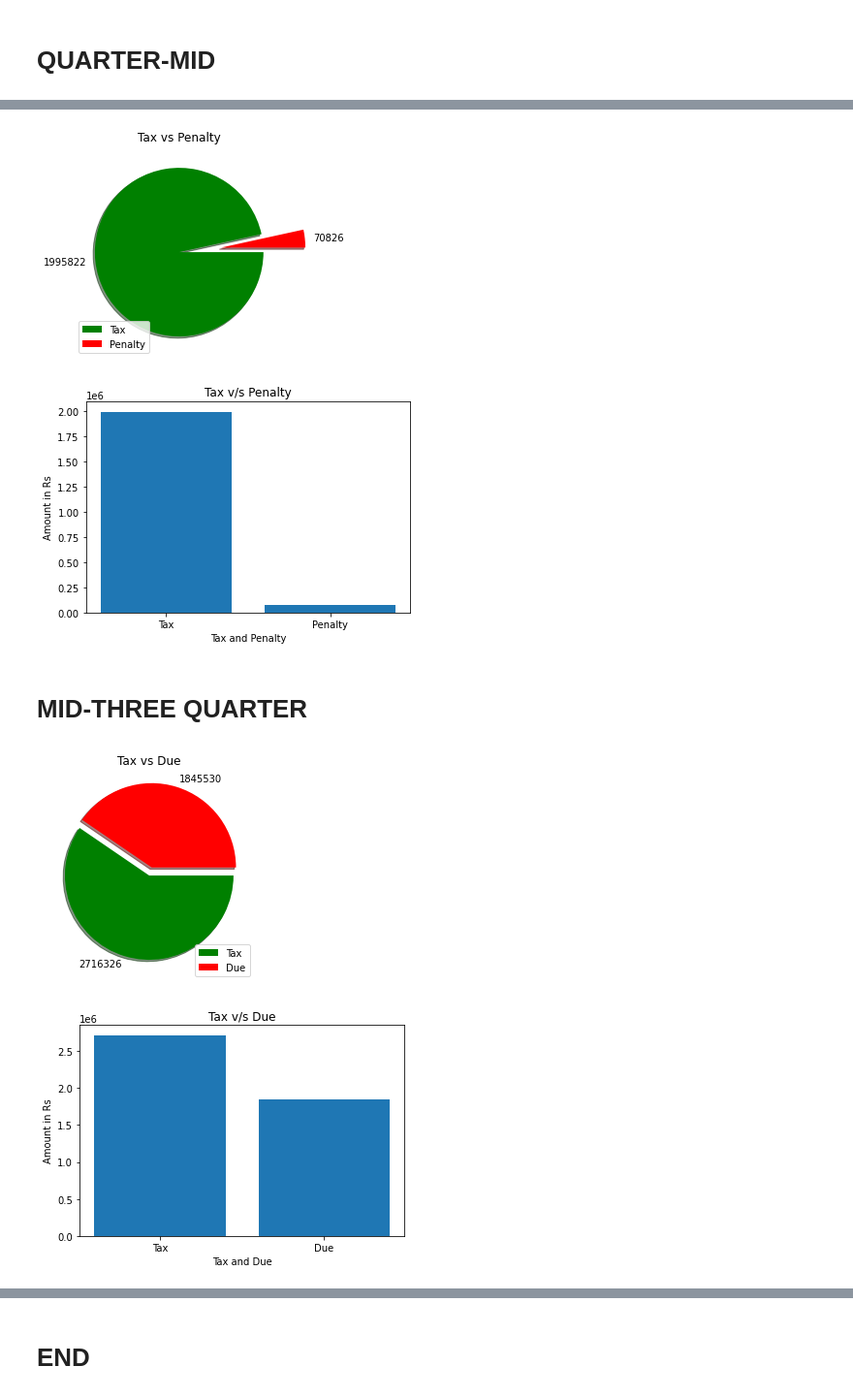
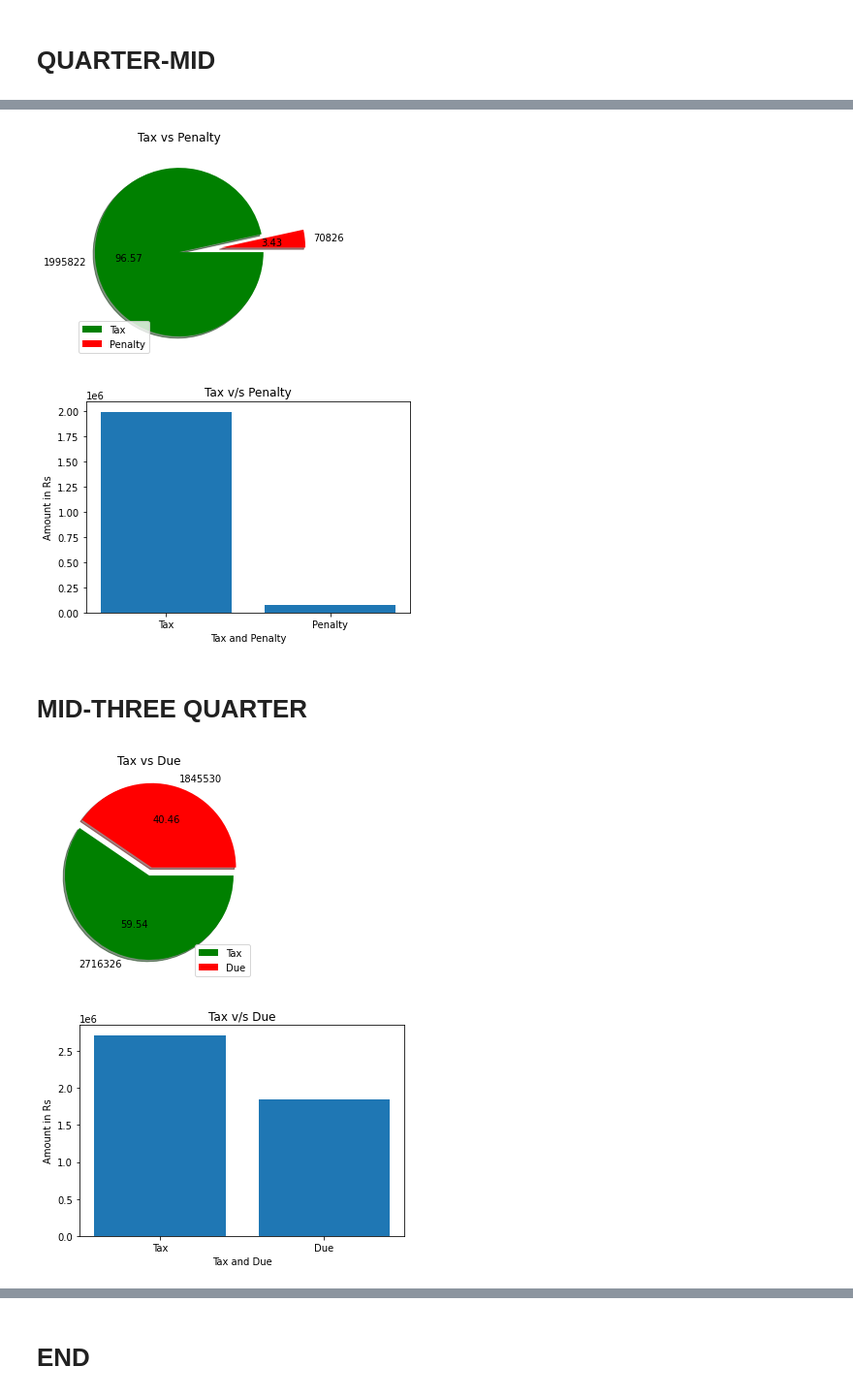
Before and after one commit to AnuravModak/data_analysis, a Jupyter notebook: data_analysis.ipynb, the cells around one changed output, grey strips where cells are left out. Shown at 97% size. Cells and saved outputs as stored; diff of their text form; code cells hidden in the pictures.

```diff
--- a/data_analysis.ipynb
+++ b/data_analysis.ipynb
@@ -551,7 +543,7 @@ due=sum(quarter_mid["Interest Due on Current First Half Tax Due"].values)
 labels=["Tax","Penalty"]
 values=[tax,due]
 explode = (0,0.5)
-plt.pie(values,colors=["green","red"],labels=values,explode=explode,counterclock=False, shadow=True)
+plt.pie(values,colors=["green","red"],labels=values,explode=explode,counterclock=False,autopct="%.2f", shadow=True)
 plt.title('Tax vs Penalty')
 
 plt.legend(labels,loc=3)
@@ -559,25 +551,25 @@ plt.legend(labels,loc=3)
 plt.show()
 bar_graph(["Tax","Penalty"],[tax,due],"Tax and Penalty","Amount in Rs","Tax v/s Penalty")
 # %% [output]
-[figure, old version]
+[figure, new version]
 [figure]
 # %% [markdown]
 # MID-THREE QUARTER
 # %%
 tax=sum(mid_three_quarter["Current First Half Tax"].values)-sum(mid_three_quarter["Current First Half Tax Due"].values)
 due=sum(mid_three_quarter["Current First Half Tax Due"].values)
 labels=["Tax","Due"]
 values=[tax,due]
 explode = (0,0.1)
-plt.pie(values,colors=["green","red"],labels=values,explode=explode,counterclock=False, shadow=True)
+plt.pie(values,colors=["green","red"],labels=values,explode=explode,counterclock=False, autopct="%.2f",shadow=True)
 plt.title('Tax vs Due')
 
 plt.legend(labels,loc=4)
 
 plt.show()
 bar_graph(["Tax","Due"],[tax,due],"Tax and Due","Amount in Rs","Tax v/s Due")
 # %% [output]
-[figure, old version]
+[figure, new version]
 [figure]
 # %%
 tax=sum(mid_three_quarter["Current First Half Tax"].values)
```
Also changed, not shown: parts of 24 cells of this notebook, 1 other file.
